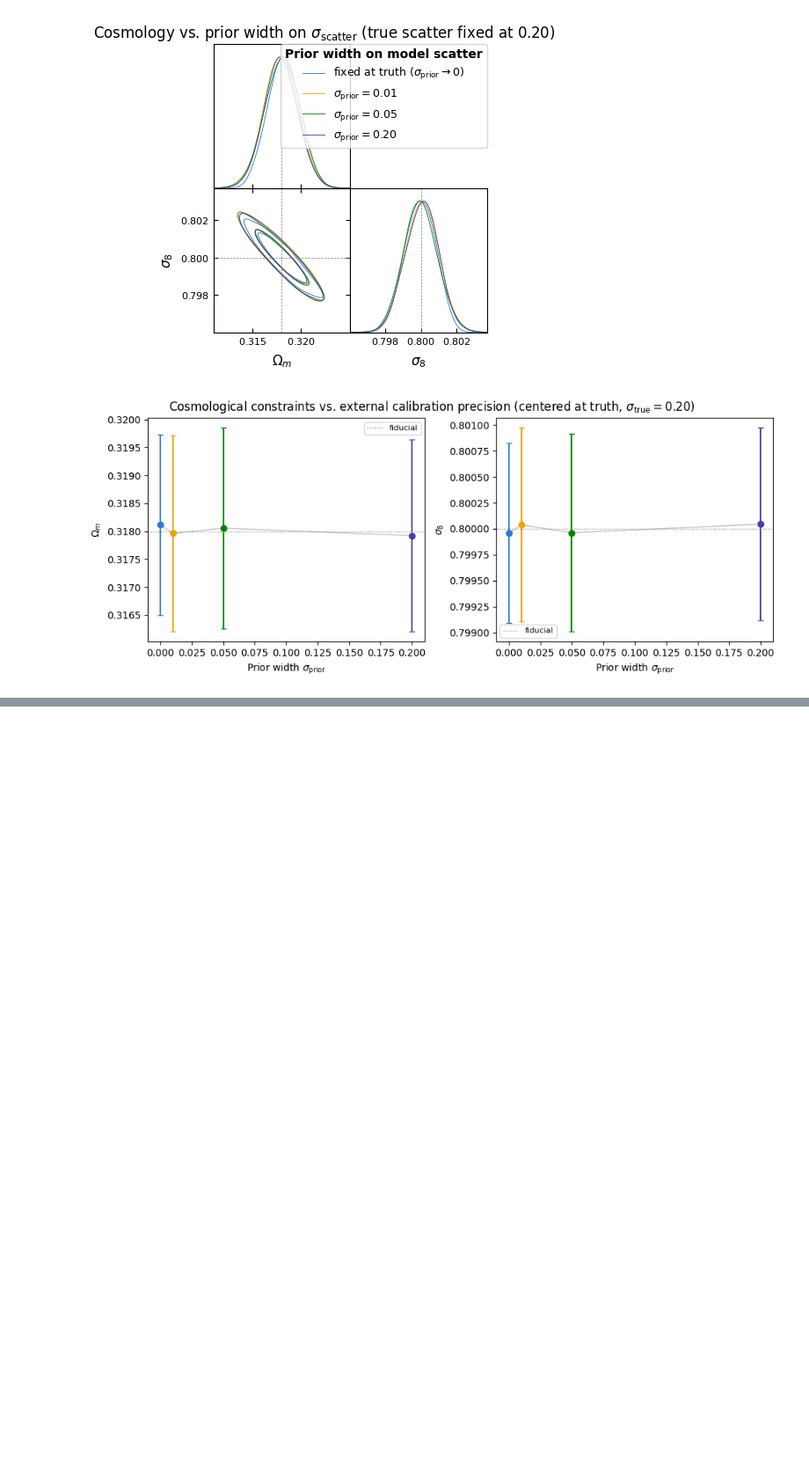
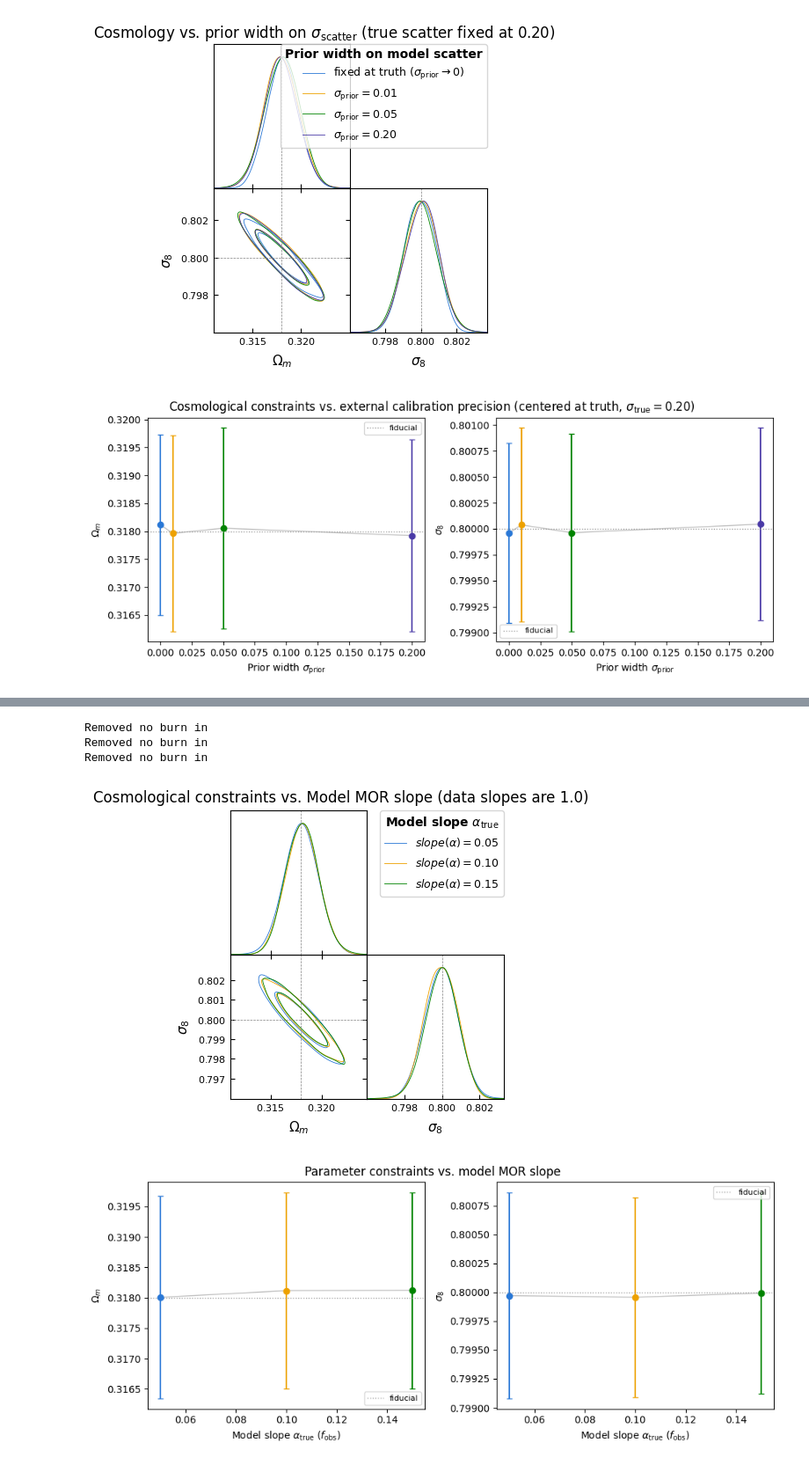
Before and after one commit to xtang126/hmf-mor-forecast, a Jupyter notebook: notebooks/v1_chains_contours.ipynb, the cells around one changed output, grey strips where cells are left out. Shown at 88% size. Saved outputs shown, nothing was run; the diff lists cells and outputs as text; code cells hidden in the pictures; blank space fills up the shorter version.

Commit message:
update for O-dependent MOR scatter

```diff
--- a/notebooks/v1_chains_contours.ipynb
+++ b/notebooks/v1_chains_contours.ipynb
@@ -661 +661,45 @@ Removed no burn in
 [figure]
+# %%
+# --------------------------------------------------------------
+# Truth: sigma_true = 0.20.
+# --------------------------------------------------------------
+scan_runs = [
+    ("../output/slope_sd20_ad10_am05.txt", 0.05), # tight biased low
+    ("../output/scatter_fixed_sd_sm20.txt", 0.10),   # fixed at truth
+    ("../output/slope_sd20_ad10_am15.txt", 0.15), # tight at truth
+    #("../output/prior_scan_sd20_c40_w01.txt", 0.40), # tight biased high
+]
+
+scan_samples = [
+    load_run(path, label=rf"$slope (\alpha) = {cv:.2f}$")
+    for path, cv in scan_runs
+]
+config_values = [cv for _, cv in scan_runs]
+plot_params = scan_samples[0].getParamNames().list()
+
+# Triangle plot
+g = scan_triangle(
+    scan_samples, plot_params,
+    legend_title=r"Model slope $\alpha_{\rm true}$",
+    filled=False,
+)
+g.fig.suptitle(
+    "Cosmological constraints vs. Model MOR slope (data slopes are 1.0)",
+    y=1.02,
+)
+plt.show()
+
+# Constraints vs config axis
+fig, _ = scan_constraint_plot(
+    scan_samples, config_values, plot_params,
+    xlabel=r"Model slope $\alpha_{\rm true}$ ($f_{\rm obs}$)",
+    ref_x=None,   # no single reference value; the whole axis is the variable
+)
+fig.suptitle("Parameter constraints vs. model MOR slope", y=1.02)
+plt.show()
+# %% [output]
+Removed no burn in
+Removed no burn in
+Removed no burn in
+[figure, added]
+[figure, added]
```
Also changed, not shown: parts of 4 cells of this notebook, 9 other files.
